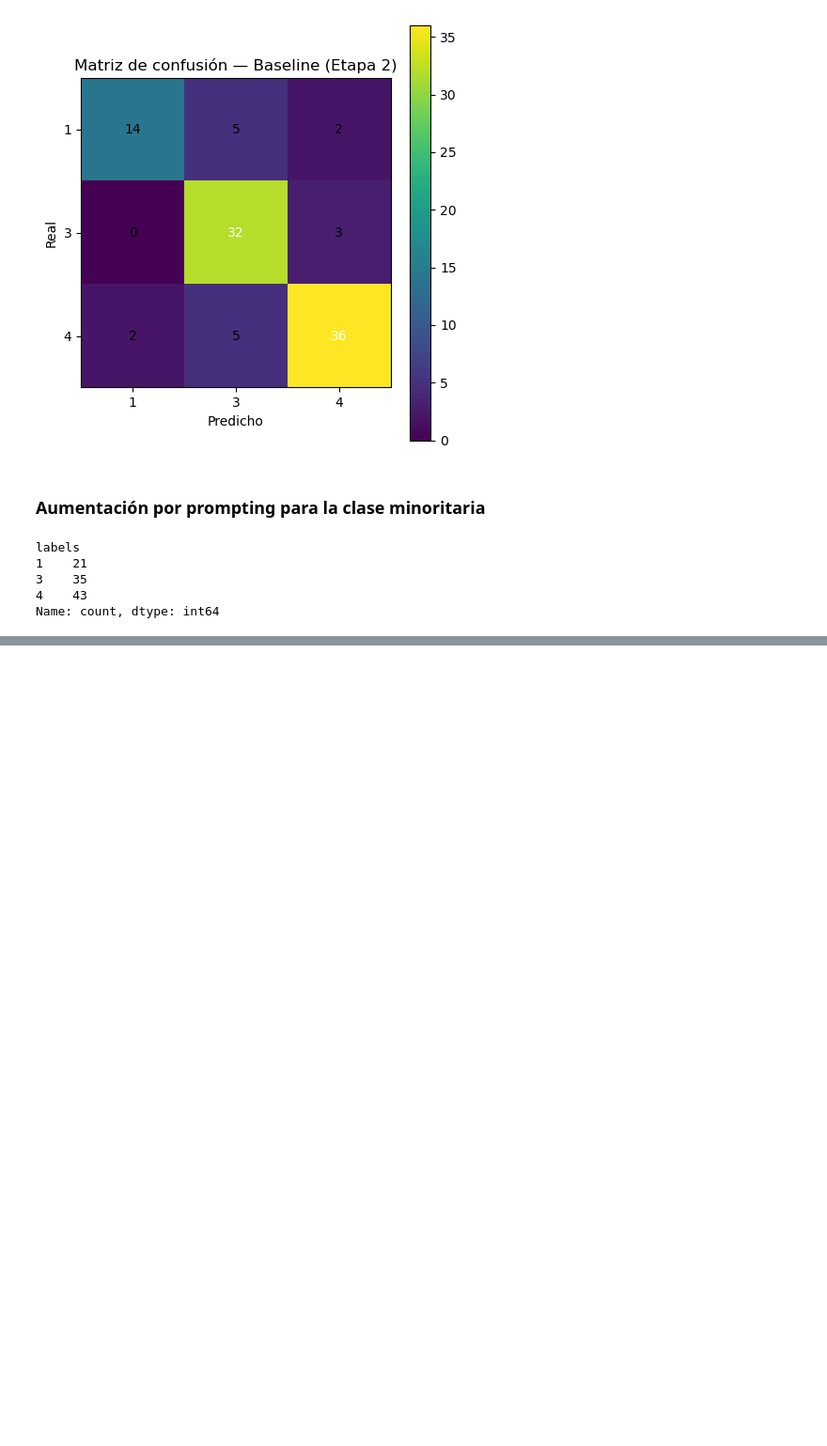
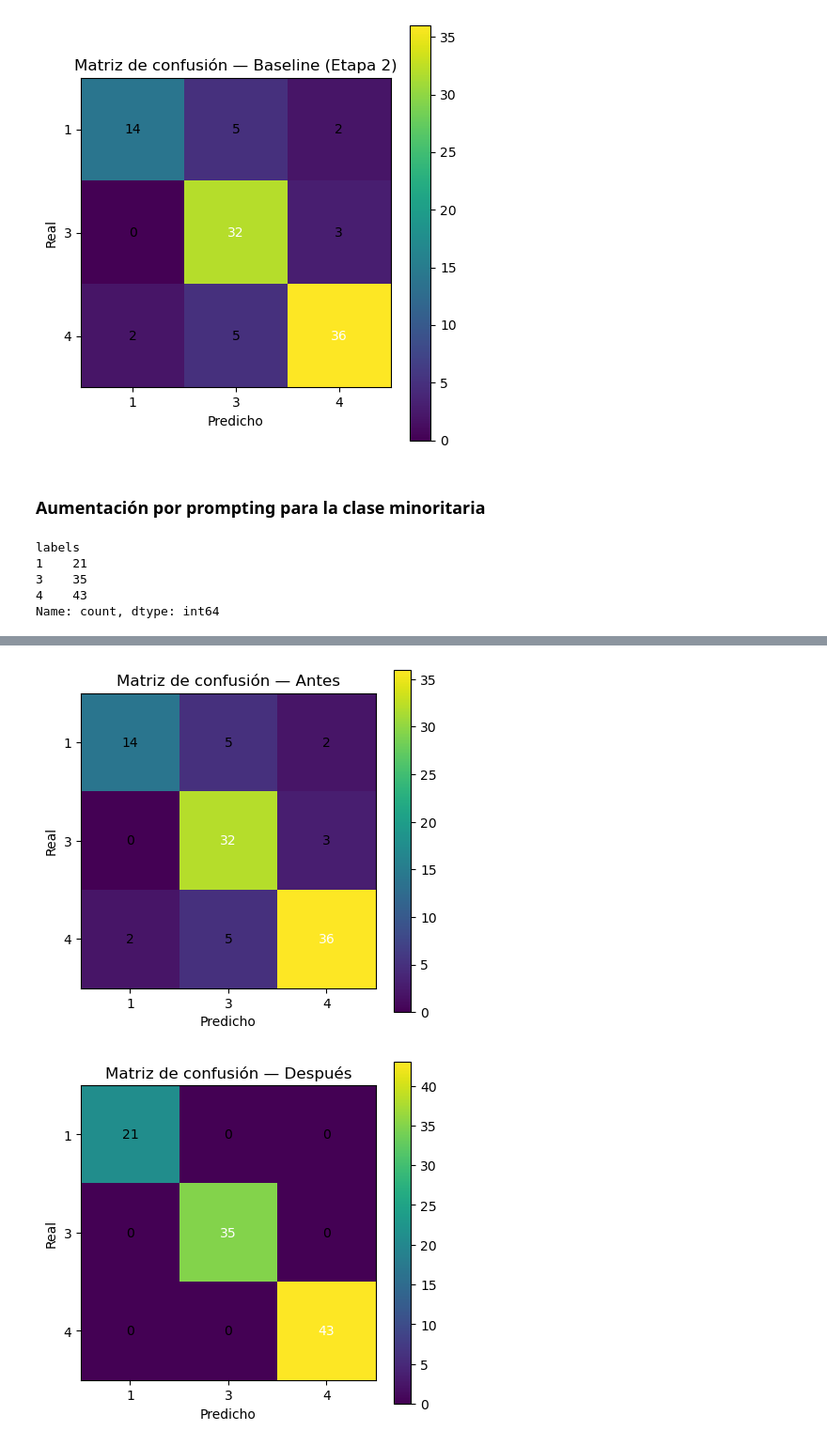
Before and after one commit to carvafel/Proyecto-1---BI, a Jupyter notebook: etapa2.ipynb, the cells around one changed output, grey strips where cells are left out. Shown at 94% size. Drawn from its saved outputs; the diff is of its cells as text; code cells hidden in the pictures; blank space fills up the shorter version.

```diff
--- a/etapa2.ipynb
+++ b/etapa2.ipynb
@@ -268,0 +279,13 @@ aug_metrics
+# %%
+model = joblib.load(BASE_MODEL)
+
+from sklearn.pipeline import Pipeline
+if not isinstance(model, Pipeline):
+    raise ValueError("El archivo 'best_model.joblib' no es un sklearn.Pipeline. Guarda tu pipeline completo.")
+
+X_aug = df_aug[TEXT_COL].astype(str)
+y_aug = df_aug[LABEL_COL].astype(str)
+
+model.fit(X_aug, y_aug)
+joblib.dump(model, NEW_MODEL)
+print(f" Modelo reentrenado y guardado en {NEW_MODEL}")
@@ -268,0 +294,4 @@ aug_metrics
+# %%
+model_v2 = joblib.load(NEW_MODEL)
+aug_metrics = eval_report(model_v2, df2)
+aug_metrics["macro"]
@@ -268,0 +335,27 @@ aug_metrics
+# %%
+import matplotlib.pyplot as plt
+import numpy as np
+
+def plot_cm(cm, labels, title):
+    plt.figure(figsize=(4.6,4.2))
+    plt.imshow(cm, interpolation="nearest")
+    plt.title(title)
+    plt.colorbar()
+    ticks = np.arange(len(labels))
+    plt.xticks(ticks, labels)
+    plt.yticks(ticks, labels)
+    th = np.max(cm) / 2
+    for i in range(cm.shape[0]):
+        for j in range(cm.shape[1]):
+            plt.text(j, i, cm[i, j], ha="center", va="center",
+                     color="white" if cm[i, j] > th else "black")
+    plt.xlabel("Predicho")
+    plt.ylabel("Real")
+    plt.tight_layout()
+    plt.show()
+
+plot_cm(np.array(baseline_metrics["cm"]), baseline_metrics["labels"], "Matriz de confusión — Antes")
+plot_cm(np.array(aug_metrics["cm"]),     aug_metrics["labels"],     "Matriz de confusión — Después")
+# %% [output]
+[figure, added]
+[figure, added]
```
Also changed, not shown: parts of 12 cells of this notebook, 5 other files.
